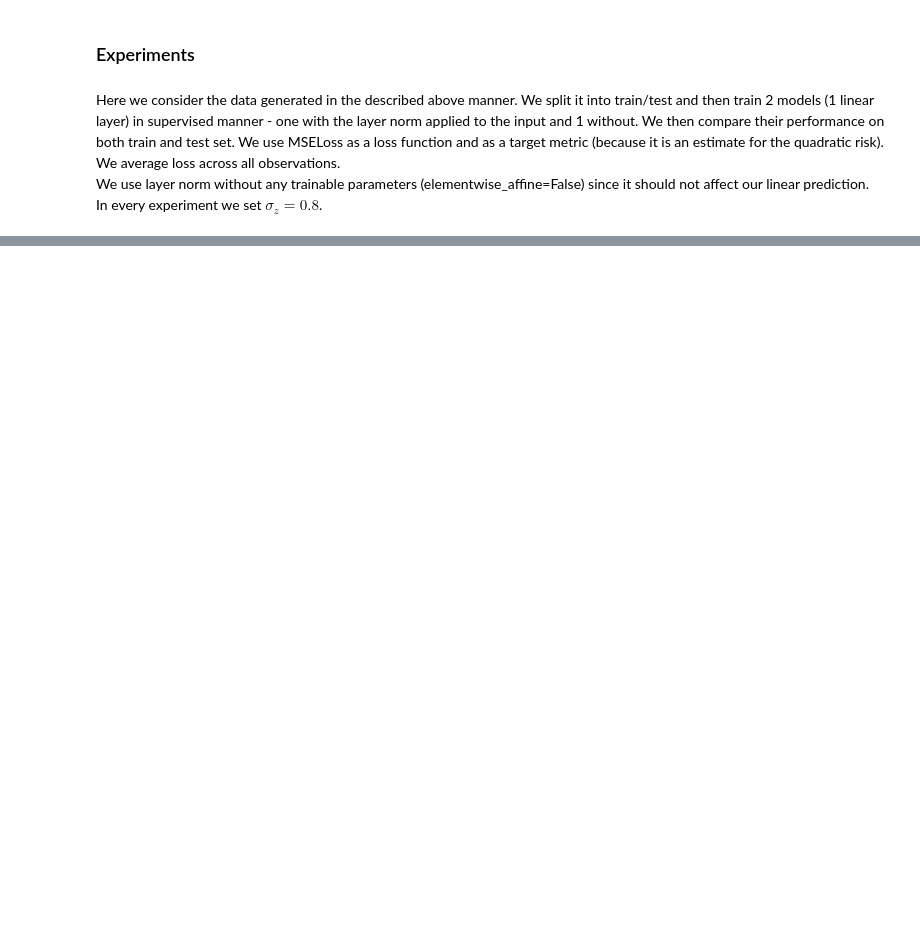
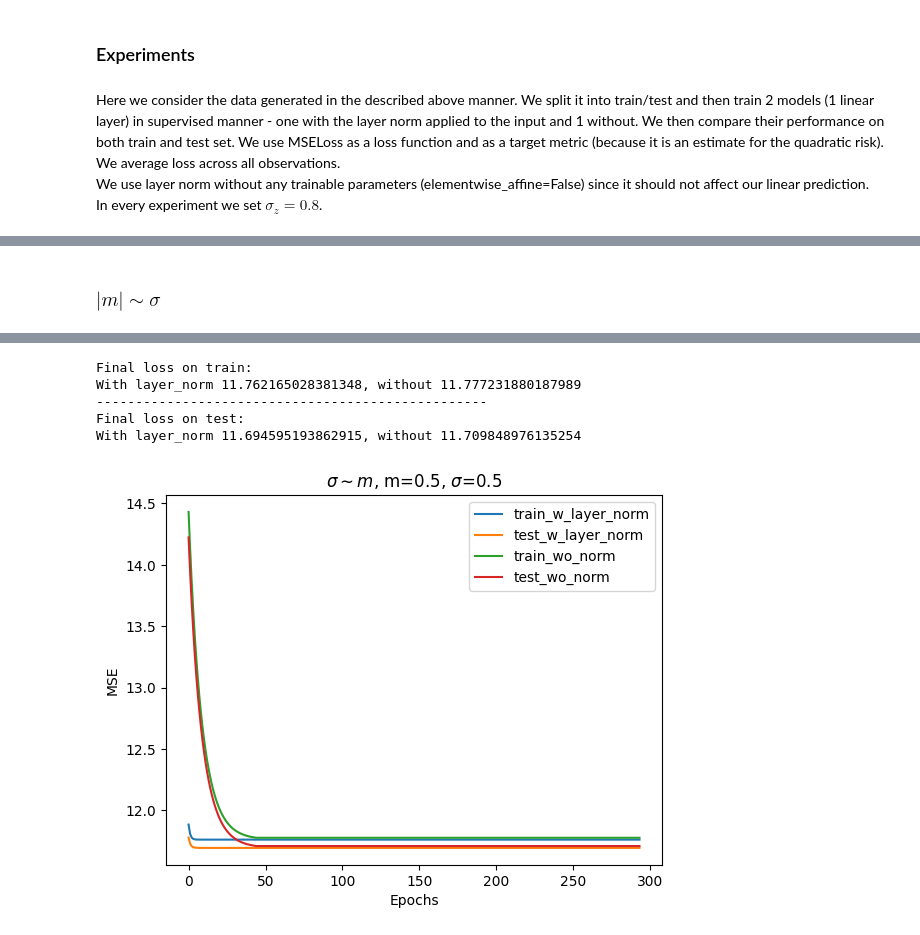
Before and after one commit to sacr1f1ce/Bayesian-Methods-of-Machine-Learning, a Jupyter notebook: HW/Final_project.ipynb, the cells around one changed output, grey strips where cells are left out. Drawn from its saved outputs; the diff is of its cells as text; code cells hidden in the pictures; blank space fills up the shorter version.

```diff
--- a/HW/Final_project.ipynb
+++ b/HW/Final_project.ipynb
@@ -143,7 +176,7 @@ class Data(Dataset):
     def __getitem__(self, idx):
         return torch.tensor(self.X[idx], dtype=torch.float), torch.tensor(self.y[idx], dtype=torch.float)
 # %%
-def train(model, train_dataloader, val_dataloader, loss_fn, optimizer, n_epochs=300):
+def train(model, train_dataloader, val_dataloader, loss_fn, optimizer, n_epochs=300, early_stop=True):
     train_loss = []
     val_loss = []
     for _ in tqdm(range(n_epochs), colour='CYAN'):
@@ -180,7 +213,7 @@ def train(model, train_dataloader, val_dataloader, loss_fn, optimizer, n_epochs=
         if _ % 10 == 0:
             tqdm.write('LOSS: train {}, validation {}'.format(train_loss[-1], val_loss[-1]))
 
-        if _ > 5 and (max(val_loss[-5:]) - min(val_loss[-5:])) < 0.01: # if loss doesn't change over the last 5 epochs we stop
+        if early_stop and _ > 10 and (max(val_loss[-10:]) - min(val_loss[-10:])) < 0.01: # if loss doesn't change over the last 10 epochs we stop
             train_loss += [train_loss[-1]] * (n_epochs - len(train_loss))
             val_loss += [val_loss[-1]] * (n_epochs - len(val_loss))
             return train_loss, val_loss
@@ -423,0 +279,22 @@ https://arxiv.org/pdf/1802.06455.pdf
+# %%
+def plot_results(tr, tst, tr_n, tst_n, skip_first=0):
+    """
+        Plot the results of experiments.
+
+        Parameters
+        ----------
+        skip_first : int
+        How many first observations to skip. (Inititally loss is very big and it makes it hard to notice any difference between experiments)
+    """
+    plt.plot(tr_n[skip_first:], label='train_w_layer_norm')
+    plt.plot(tst_n[skip_first:], label='test_w_layer_norm')
+    plt.plot(tr[skip_first:], label='train_wo_norm')
+    plt.plot(tst[skip_first:], label='test_wo_norm')
+    plt.xlabel("Epochs")
+    plt.ylabel("MSE")
+    plt.legend()
+    print('Final loss on train:')
+    print(f'With layer_norm {tr_n[-1]}, without {tr[-1]}')
+    print('-' * 50)
+    print('Final loss on test:')
+    print(f'With layer_norm {tst_n[-1]}, without {tst[-1]}')
@@ -423,0 +308,10 @@ https://arxiv.org/pdf/1802.06455.pdf
+# %% [markdown]
+### $|m| \sim \sigma$
+# %%
+m = 0.5
+sigma = 0.5
+tr, tst, tr_n, tst_n = compare(m, sigma, 0.8)
+
+plt.title(f'$\sigma \sim |m|$, m={m}, $\sigma$={sigma}')
+plot_results(tr, tst, tr_n, tst_n, skip_first=6)
+# %% [output]
@@ -423,0 +327,6 @@ https://arxiv.org/pdf/1802.06455.pdf
+Final loss on train:
+With layer_norm 11.762165028381348, without 11.777231880187989
+--------------------------------------------------
+Final loss on test:
+With layer_norm 11.694595193862915, without 11.709848976135254
+[figure, added]
```
Also changed, not shown: parts of 45 cells of this notebook, 1 other file.
